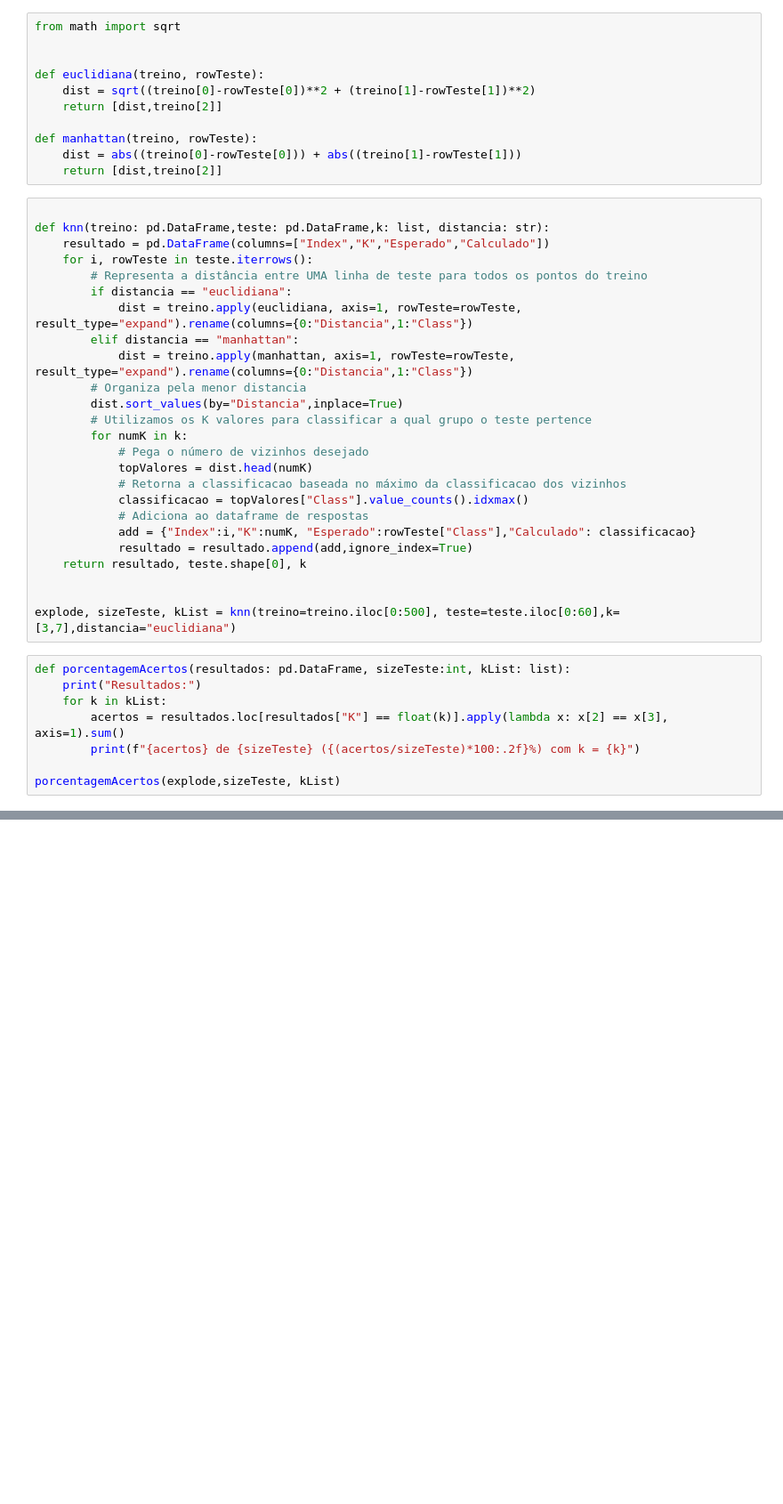
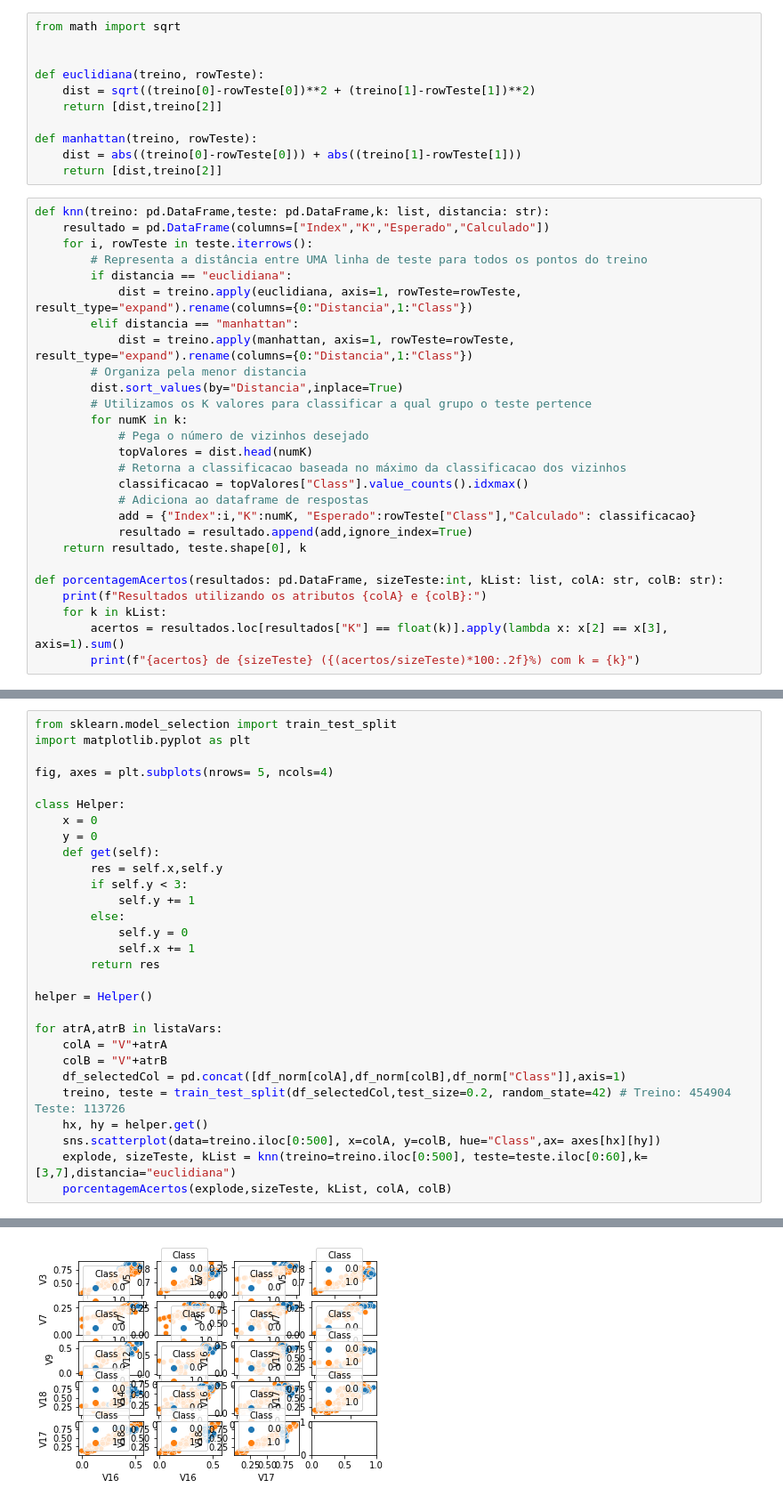
Before and after one commit to pedrorault/InteligenciaArtificial, a Jupyter notebook: tasks/semana03 CC-Fraud/Tarefa.ipynb, the cells around one changed output, grey strips where cells are left out. Shown at 89% size. Drawn from its saved outputs; the diff is of its cells as text; blank space fills up the shorter version.

```diff
--- a/tasks/semana03 CC-Fraud/Tarefa.ipynb
+++ b/tasks/semana03 CC-Fraud/Tarefa.ipynb
@@ -158,7 +85,6 @@ def manhattan(treino, rowTeste):
     dist = abs((treino[0]-rowTeste[0])) + abs((treino[1]-rowTeste[1]))
     return [dist,treino[2]]
 # %%
-
 def knn(treino: pd.DataFrame,teste: pd.DataFrame,k: list, distancia: str):
     resultado = pd.DataFrame(columns=["Index","K","Esperado","Calculado"])
     for i, rowTeste in teste.iterrows():
@@ -180,13 +106,8 @@ def knn(treino: pd.DataFrame,teste: pd.DataFrame,k: list, distancia: str):
             resultado = resultado.append(add,ignore_index=True)
     return resultado, teste.shape[0], k
 
-
-explode, sizeTeste, kList = knn(treino=treino.iloc[0:500], teste=teste.iloc[0:60],k=[3,7],distancia="euclidiana")
+def porcentagemAcertos(resultados: pd.DataFrame, sizeTeste:int, kList: list, colA: str, colB: str):
+    print(f"Resultados utilizando os atributos {colA} e {colB}:")
+    for k in kList:
+        acertos = resultados.loc[resultados["K"] == float(k)].apply(lambda x: x[2] == x[3], axis=1).sum()
+        print(f"{acertos} de {sizeTeste} ({(acertos/sizeTeste)*100:.2f}%) com k = {k}")
-# %%
-def porcentagemAcertos(resultados: pd.DataFrame, sizeTeste:int, kList: list):
-    print("Resultados:")
-    for k in kList:
-        acertos = resultados.loc[resultados["K"] == float(k)].apply(lambda x: x[2] == x[3], axis=1).sum()
-        print(f"{acertos} de {sizeTeste} ({(acertos/sizeTeste)*100:.2f}%) com k = {k}")
-
-porcentagemAcertos(explode,sizeTeste, kList)
@@ -196,0 +114,30 @@ Resultados:
+# %%
+from sklearn.model_selection import train_test_split
+import matplotlib.pyplot as plt
+
+fig, axes = plt.subplots(nrows= 5, ncols=4)
+
+class Helper:
+    x = 0
+    y = 0
+    def get(self):
+        res = self.x,self.y
+        if self.y < 3:
+            self.y += 1
+        else:
+            self.y = 0
+            self.x += 1
+        return res
+
+helper = Helper()
+
+for atrA,atrB in listaVars:
+    colA = "V"+atrA
+    colB = "V"+atrB
+    df_selectedCol = pd.concat([df_norm[colA],df_norm[colB],df_norm["Class"]],axis=1)
+    treino, teste = train_test_split(df_selectedCol,test_size=0.2, random_state=42) # Treino: 454904  Teste: 113726
+    hx, hy = helper.get()
+    sns.scatterplot(data=treino.iloc[0:500], x=colA, y=colB, hue="Class",ax= axes[hx][hy])
+    explode, sizeTeste, kList = knn(treino=treino.iloc[0:500], teste=teste.iloc[0:60],k=[3,7],distancia="euclidiana")
+    porcentagemAcertos(explode,sizeTeste, kList, colA, colB)
+# %% [output]
@@ -196,0 +161 @@ Resultados:
+[figure, added]
```
Also changed, not shown: parts of 10 cells of this notebook, 1 other file.
